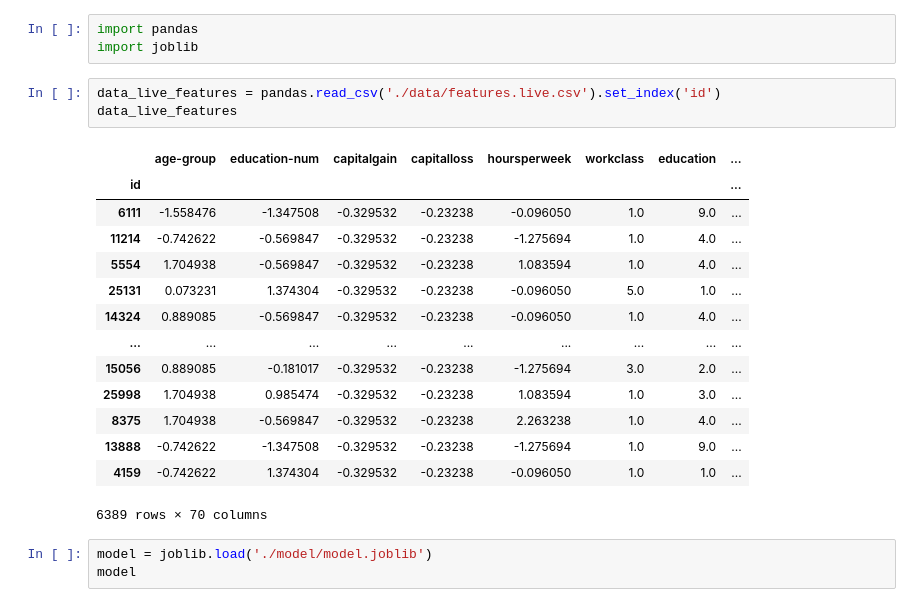
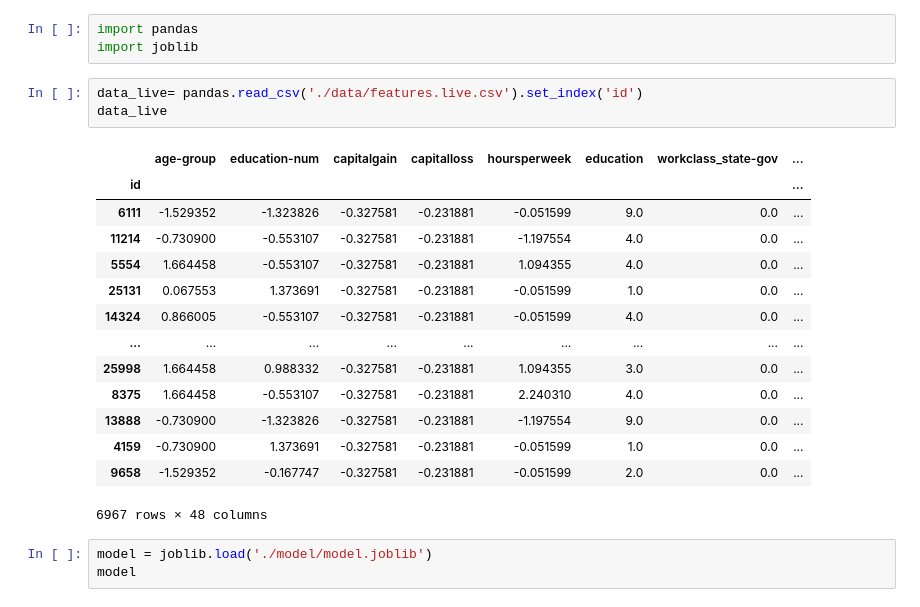
Before and after one commit to NurulhudaAi/ML_Project_2025, a Jupyter notebook: step6_predict_live.ipynb, the cells around one changed output. Saved outputs shown, nothing was run; the diff lists cells and outputs as text.

```diff
--- a/step6_predict_live.ipynb
+++ b/step6_predict_live.ipynb
@@ -2,23 +2,23 @@
 import pandas
 import joblib
 # %%
-data_live_features = pandas.read_csv('./data/features.live.csv').set_index('id')
-data_live_features
+data_live= pandas.read_csv('./data/features.live.csv').set_index('id')
+data_live
 # %% [output]
-|  | age-group | education-num | capitalgain | capitalloss | hoursperweek | workclass | education | ... |
+|  | age-group | education-num | capitalgain | capitalloss | hoursperweek | education | workclass_state-gov | ... |
 | id |  |  |  |  |  |  |  | ... |
-| 6111 | -1.558476 | -1.347508 | -0.329532 | -0.23238 | -0.096050 | 1.0 | 9.0 | ... |
-| 11214 | -0.742622 | -0.569847 | -0.329532 | -0.23238 | -1.275694 | 1.0 | 4.0 | ... |
-| 5554 | 1.704938 | -0.569847 | -0.329532 | -0.23238 | 1.083594 | 1.0 | 4.0 | ... |
-| 25131 | 0.073231 | 1.374304 | -0.329532 | -0.23238 | -0.096050 | 5.0 | 1.0 | ... |
-| 14324 | 0.889085 | -0.569847 | -0.329532 | -0.23238 | -0.096050 | 1.0 | 4.0 | ... |
+| 6111 | -1.529352 | -1.323826 | -0.327581 | -0.231881 | -0.051599 | 9.0 | 0.0 | ... |
+| 11214 | -0.730900 | -0.553107 | -0.327581 | -0.231881 | -1.197554 | 4.0 | 0.0 | ... |
+| 5554 | 1.664458 | -0.553107 | -0.327581 | -0.231881 | 1.094355 | 4.0 | 0.0 | ... |
+| 25131 | 0.067553 | 1.373691 | -0.327581 | -0.231881 | -0.051599 | 1.0 | 0.0 | ... |
+| 14324 | 0.866005 | -0.553107 | -0.327581 | -0.231881 | -0.051599 | 4.0 | 0.0 | ... |
 | ... | ... | ... | ... | ... | ... | ... | ... | ... |
-| 15056 | 0.889085 | -0.181017 | -0.329532 | -0.23238 | -1.275694 | 3.0 | 2.0 | ... |
-| 25998 | 1.704938 | 0.985474 | -0.329532 | -0.23238 | 1.083594 | 1.0 | 3.0 | ... |
-| 8375 | 1.704938 | -0.569847 | -0.329532 | -0.23238 | 2.263238 | 1.0 | 4.0 | ... |
-| 13888 | -0.742622 | -1.347508 | -0.329532 | -0.23238 | -1.275694 | 1.0 | 9.0 | ... |
-| 4159 | -0.742622 | 1.374304 | -0.329532 | -0.23238 | -0.096050 | 1.0 | 1.0 | ... |
+| 25998 | 1.664458 | 0.988332 | -0.327581 | -0.231881 | 1.094355 | 3.0 | 0.0 | ... |
+| 8375 | 1.664458 | -0.553107 | -0.327581 | -0.231881 | 2.240310 | 4.0 | 0.0 | ... |
+| 13888 | -0.730900 | -1.323826 | -0.327581 | -0.231881 | -1.197554 | 9.0 | 0.0 | ... |
+| 4159 | -0.730900 | 1.373691 | -0.327581 | -0.231881 | -0.051599 | 1.0 | 0.0 | ... |
+| 9658 | -1.529352 | -0.167747 | -0.327581 | -0.231881 | -0.051599 | 2.0 | 0.0 | ... |
-6389 rows × 70 columns
+6967 rows × 48 columns
 # %%
 model = joblib.load('./model/model.joblib')
 model
```
Also changed, not shown: parts of 4 cells of this notebook, 5 other files.
